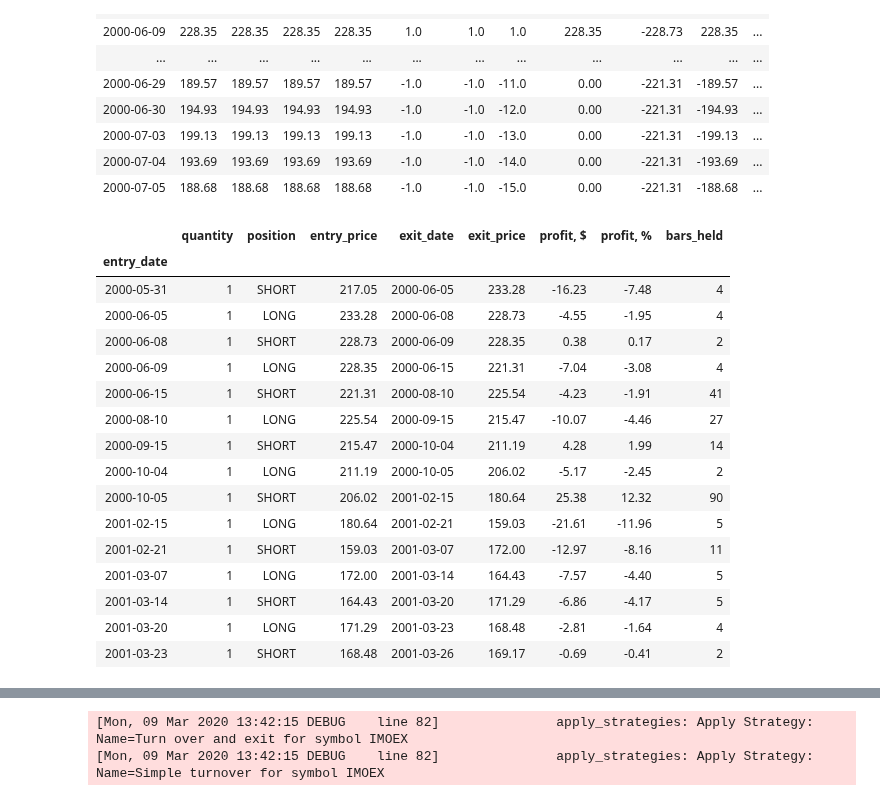
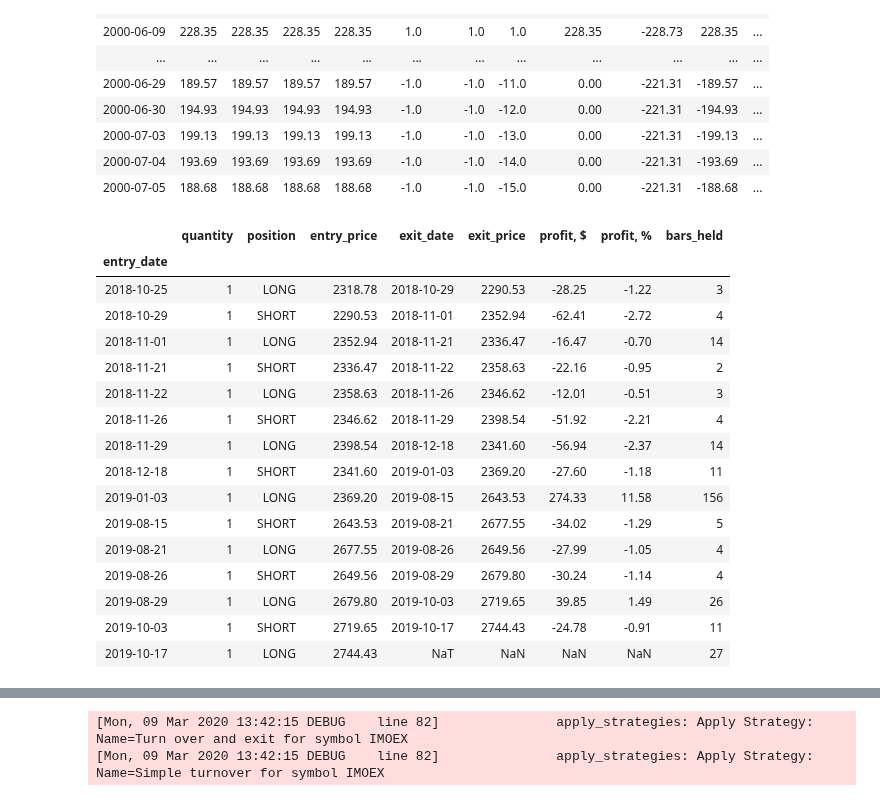
Before and after one commit to mozzherina/cherimoya, a Jupyter notebook: atPortfolio.ipynb, the cells around one changed output, grey strips where cells are left out. Saved outputs shown, nothing was run; the diff lists cells and outputs as text; code cells hidden in the pictures.

Commit message:
Minor improvements in metrics calculations

```diff
--- a/atPortfolio.ipynb
+++ b/atPortfolio.ipynb
@@ -427,17 +434,23 @@ class NaivePortfolio(Portfolio):
             metrics = pd.DataFrame(columns = ['Feature', strategy_name])
             metrics.set_index('Feature', inplace = True)
 
-        wins = trades.loc[trades['profit, $'] > 0]
-        losses = trades.loc[trades['profit, $'] < 0]
         tr_copy = trades.copy()
+        if (pd.isnull(tr_copy.exit_date[-1])):
+            tr_copy.iloc[-1, tr_copy.columns.get_loc('exit_date')] = origin.index[-1]
+            tr_copy.iloc[-1, tr_copy.columns.get_loc('exit_price')] = origin.close[-1]
+            profit = origin.profit[-1]
+            tr_copy.iloc[-1, tr_copy.columns.get_loc('profit, $')] = np.around(profit, decimals = 2)
+            tr_copy.iloc[-1, tr_copy.columns.get_loc('profit, %')] = np.around(profit / tr_copy.entry_price[-1] * 100, decimals = 2)
+        wins = tr_copy.loc[trades['profit, $'] > 0]
+        losses = tr_copy.loc[trades['profit, $'] < 0]
 
-        metrics.loc['Net Profit', strategy_name] = np.around(trades['profit, $'].sum(), decimals = 2)
+        metrics.loc['Net Profit', strategy_name] = np.around(tr_copy['profit, $'].sum(), decimals = 2)
         metrics.loc['Total Commission', strategy_name] =  origin.fee_total.max()
-        num_trades = len(trades)
+        num_trades = len(tr_copy)
         metrics.loc['Number of Trades', strategy_name] = num_trades
         metrics.loc['Average Profit', strategy_name] = np.around(metrics.loc['Net Profit', strategy_name] / num_trades, decimals = 2)
-        metrics.loc['Average Profit, %', strategy_name] = np.around(trades['profit, %'].mean(), decimals = 2)
-        metrics.loc['Average Bars Held', strategy_name] = np.around(trades['bars_held'].mean(), decimals = 2)
+        metrics.loc['Average Profit, %', strategy_name] = np.around(tr_copy['profit, %'].mean(), decimals = 2)
+        metrics.loc['Average Bars Held', strategy_name] = np.around(tr_copy['bars_held'].mean(), decimals = 2)
 
         num_win_trades = len(wins)
         metrics.loc['Winning Trades', strategy_name] = num_win_trades
@@ -446,7 +459,7 @@ class NaivePortfolio(Portfolio):
         metrics.loc['Avg Profit', strategy_name] = np.around(metrics.loc['Gross Profit', strategy_name] / num_win_trades, decimals = 2)
         metrics.loc['Avg Profit, %', strategy_name] = np.around(wins['profit, %'].mean(), decimals = 2)
         metrics.loc['Avg Winning Bars Held', strategy_name] = np.around(wins['bars_held'].mean(), decimals = 2)
-        tr_copy.loc[:, 'consec'] = np.where(trades['profit, $'] > 0, 1, 0)
+        tr_copy.loc[:, 'consec'] = np.where(tr_copy['profit, $'] > 0, 1, 0)
         tr_copy.loc[:, 'consec'] = tr_copy.consec.groupby((tr_copy.consec == 0).cumsum()).cumcount()
         metrics.loc['Max Consecutive Winners', strategy_name] = tr_copy.consec.max()
 
@@ -457,7 +470,7 @@ class NaivePortfolio(Portfolio):
         metrics.loc['Avg Loss', strategy_name] = np.around(metrics.loc['Gross Loss', strategy_name] / num_los_trades, decimals = 2)
         metrics.loc['Avg Loss, %', strategy_name] = np.around(losses['profit, %'].mean(), decimals = 2)
         metrics.loc['Avg Losing Bars Held', strategy_name] = np.around(losses['bars_held'].mean(), decimals = 2)
-        tr_copy.loc[:, 'consec'] = np.where(trades['profit, $'] < 0, 1, 0)
+        tr_copy.loc[:, 'consec'] = np.where(tr_copy['profit, $'] < 0, 1, 0)
         tr_copy.loc[:, 'consec'] = tr_copy.consec.groupby((tr_copy.consec == 0).cumsum()).cumcount()
         metrics.loc['Max Consecutive Losses', strategy_name] = tr_copy.consec.max()
 
@@ -542,23 +555,23 @@ df[98:125]
 # %%
 tr = port.get_trades(origin = df, file = 'results/turnoverstrat.csv')
 # %%
-tr.head(15)
+tr.tail(15)
 # %% [output]
 |  | quantity | position | entry_price | exit_date | exit_price | profit, $ | profit, % | bars_held |
 | entry_date |  |  |  |  |  |  |  |  |
-| 2000-05-31 | 1 | SHORT | 217.05 | 2000-06-05 | 233.28 | -16.23 | -7.48 | 4 |
-| 2000-06-05 | 1 | LONG | 233.28 | 2000-06-08 | 228.73 | -4.55 | -1.95 | 4 |
-| 2000-06-08 | 1 | SHORT | 228.73 | 2000-06-09 | 228.35 | 0.38 | 0.17 | 2 |
-| 2000-06-09 | 1 | LONG | 228.35 | 2000-06-15 | 221.31 | -7.04 | -3.08 | 4 |
-| 2000-06-15 | 1 | SHORT | 221.31 | 2000-08-10 | 225.54 | -4.23 | -1.91 | 41 |
-| 2000-08-10 | 1 | LONG | 225.54 | 2000-09-15 | 215.47 | -10.07 | -4.46 | 27 |
-| 2000-09-15 | 1 | SHORT | 215.47 | 2000-10-04 | 211.19 | 4.28 | 1.99 | 14 |
-| 2000-10-04 | 1 | LONG | 211.19 | 2000-10-05 | 206.02 | -5.17 | -2.45 | 2 |
-| 2000-10-05 | 1 | SHORT | 206.02 | 2001-02-15 | 180.64 | 25.38 | 12.32 | 90 |
-| 2001-02-15 | 1 | LONG | 180.64 | 2001-02-21 | 159.03 | -21.61 | -11.96 | 5 |
-| 2001-02-21 | 1 | SHORT | 159.03 | 2001-03-07 | 172.00 | -12.97 | -8.16 | 11 |
-| 2001-03-07 | 1 | LONG | 172.00 | 2001-03-14 | 164.43 | -7.57 | -4.40 | 5 |
-| 2001-03-14 | 1 | SHORT | 164.43 | 2001-03-20 | 171.29 | -6.86 | -4.17 | 5 |
-| 2001-03-20 | 1 | LONG | 171.29 | 2001-03-23 | 168.48 | -2.81 | -1.64 | 4 |
-| 2001-03-23 | 1 | SHORT | 168.48 | 2001-03-26 | 169.17 | -0.69 | -0.41 | 2 |
+| 2018-10-25 | 1 | LONG | 2318.78 | 2018-10-29 | 2290.53 | -28.25 | -1.22 | 3 |
+| 2018-10-29 | 1 | SHORT | 2290.53 | 2018-11-01 | 2352.94 | -62.41 | -2.72 | 4 |
+| 2018-11-01 | 1 | LONG | 2352.94 | 2018-11-21 | 2336.47 | -16.47 | -0.70 | 14 |
+| 2018-11-21 | 1 | SHORT | 2336.47 | 2018-11-22 | 2358.63 | -22.16 | -0.95 | 2 |
+| 2018-11-22 | 1 | LONG | 2358.63 | 2018-11-26 | 2346.62 | -12.01 | -0.51 | 3 |
+| 2018-11-26 | 1 | SHORT | 2346.62 | 2018-11-29 | 2398.54 | -51.92 | -2.21 | 4 |
+| 2018-11-29 | 1 | LONG | 2398.54 | 2018-12-18 | 2341.60 | -56.94 | -2.37 | 14 |
+| 2018-12-18 | 1 | SHORT | 2341.60 | 2019-01-03 | 2369.20 | -27.60 | -1.18 | 11 |
+| 2019-01-03 | 1 | LONG | 2369.20 | 2019-08-15 | 2643.53 | 274.33 | 11.58 | 156 |
+| 2019-08-15 | 1 | SHORT | 2643.53 | 2019-08-21 | 2677.55 | -34.02 | -1.29 | 5 |
+| 2019-08-21 | 1 | LONG | 2677.55 | 2019-08-26 | 2649.56 | -27.99 | -1.05 | 4 |
+| 2019-08-26 | 1 | SHORT | 2649.56 | 2019-08-29 | 2679.80 | -30.24 | -1.14 | 4 |
+| 2019-08-29 | 1 | LONG | 2679.80 | 2019-10-03 | 2719.65 | 39.85 | 1.49 | 26 |
+| 2019-10-03 | 1 | SHORT | 2719.65 | 2019-10-17 | 2744.43 | -24.78 | -0.91 | 11 |
+| 2019-10-17 | 1 | LONG | 2744.43 | NaT | NaN | NaN | NaN | 27 |
 # %%
```
Also changed, not shown: parts of 6 cells of this notebook.
